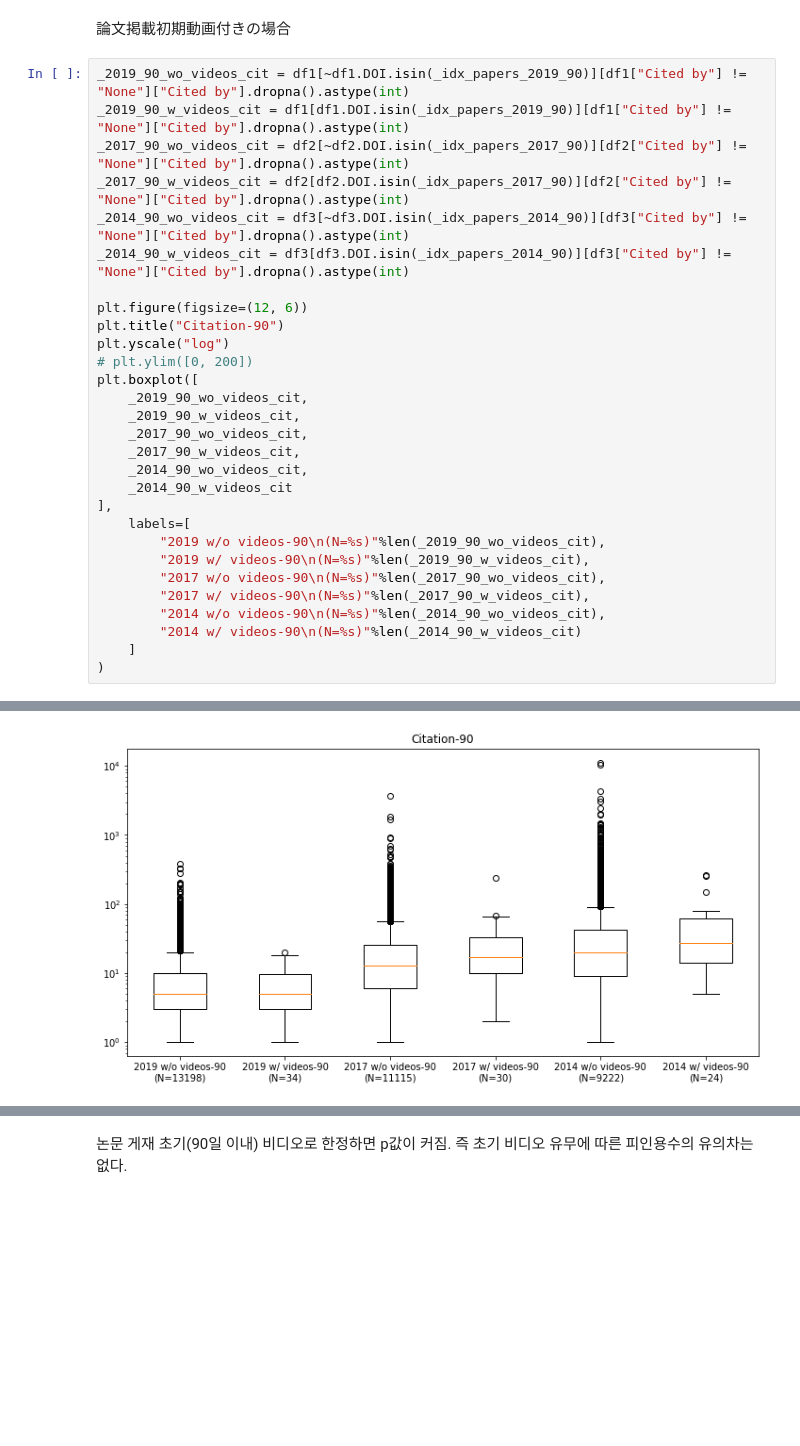
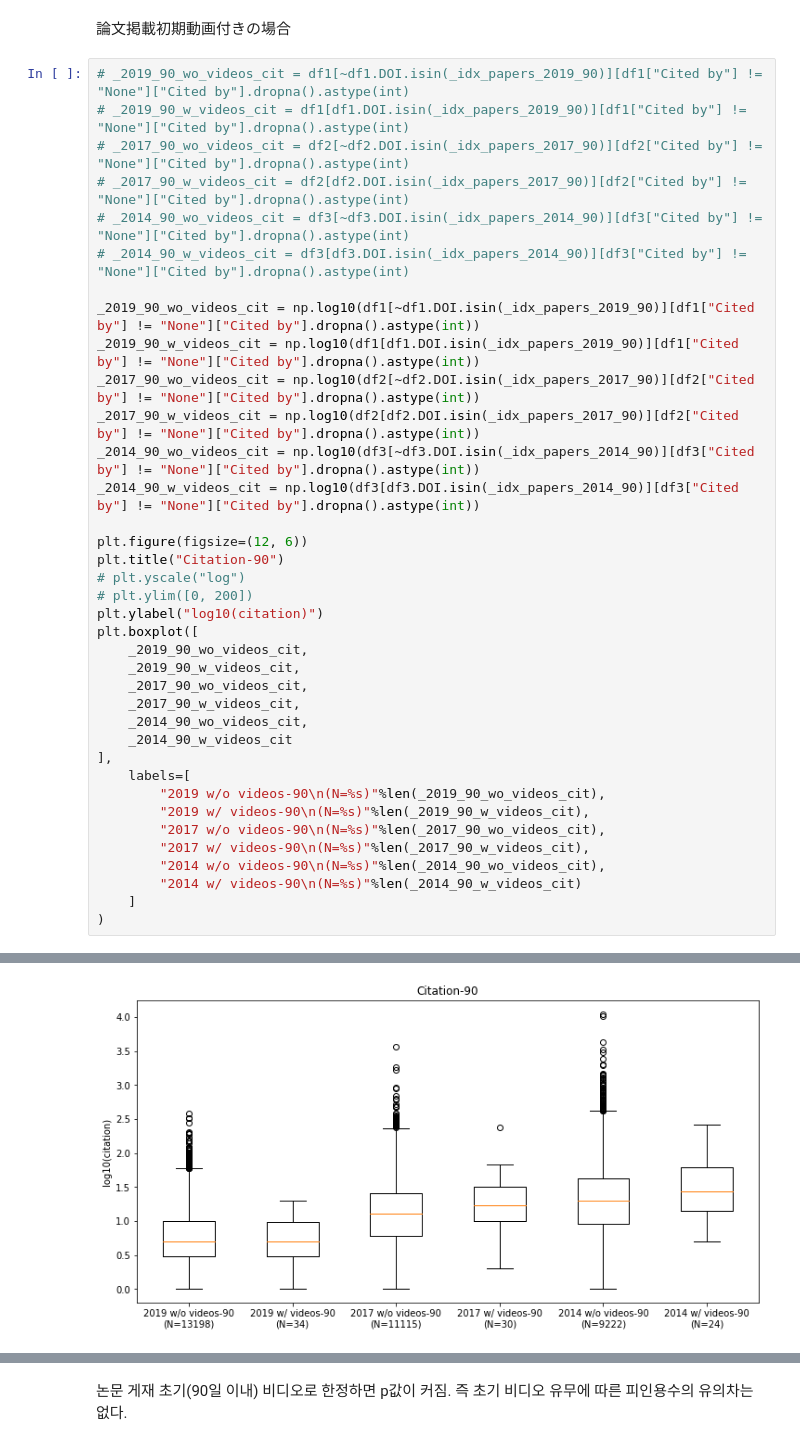
Before and after one commit to Hweemyoung/mastersdegree, a Jupyter notebook: ytcrawl/customs/200819.ipynb, the cells around one changed output, grey strips where cells are left out. Cells and saved outputs as stored; diff of their text form; blank space fills up the shorter version.

```diff
--- a/ytcrawl/customs/200819.ipynb
+++ b/ytcrawl/customs/200819.ipynb
@@ -292,17 +310,25 @@ print("2014\tS = %f\tp = %f"%(_s2014, _p2014))
 # %% [markdown]
 論文掲載初期動画付きの場合
 # %%
-_2019_90_wo_videos_cit = df1[~df1.DOI.isin(_idx_papers_2019_90)][df1["Cited by"] != "None"]["Cited by"].dropna().astype(int)
-_2019_90_w_videos_cit = df1[df1.DOI.isin(_idx_papers_2019_90)][df1["Cited by"] != "None"]["Cited by"].dropna().astype(int)
-_2017_90_wo_videos_cit = df2[~df2.DOI.isin(_idx_papers_2017_90)][df2["Cited by"] != "None"]["Cited by"].dropna().astype(int)
-_2017_90_w_videos_cit = df2[df2.DOI.isin(_idx_papers_2017_90)][df2["Cited by"] != "None"]["Cited by"].dropna().astype(int)
-_2014_90_wo_videos_cit = df3[~df3.DOI.isin(_idx_papers_2014_90)][df3["Cited by"] != "None"]["Cited by"].dropna().astype(int)
-_2014_90_w_videos_cit = df3[df3.DOI.isin(_idx_papers_2014_90)][df3["Cited by"] != "None"]["Cited by"].dropna().astype(int)
+# _2019_90_wo_videos_cit = df1[~df1.DOI.isin(_idx_papers_2019_90)][df1["Cited by"] != "None"]["Cited by"].dropna().astype(int)
+# _2019_90_w_videos_cit = df1[df1.DOI.isin(_idx_papers_2019_90)][df1["Cited by"] != "None"]["Cited by"].dropna().astype(int)
+# _2017_90_wo_videos_cit = df2[~df2.DOI.isin(_idx_papers_2017_90)][df2["Cited by"] != "None"]["Cited by"].dropna().astype(int)
+# _2017_90_w_videos_cit = df2[df2.DOI.isin(_idx_papers_2017_90)][df2["Cited by"] != "None"]["Cited by"].dropna().astype(int)
+# _2014_90_wo_videos_cit = df3[~df3.DOI.isin(_idx_papers_2014_90)][df3["Cited by"] != "None"]["Cited by"].dropna().astype(int)
+# _2014_90_w_videos_cit = df3[df3.DOI.isin(_idx_papers_2014_90)][df3["Cited by"] != "None"]["Cited by"].dropna().astype(int)
+
+_2019_90_wo_videos_cit = np.log10(df1[~df1.DOI.isin(_idx_papers_2019_90)][df1["Cited by"] != "None"]["Cited by"].dropna().astype(int))
+_2019_90_w_videos_cit = np.log10(df1[df1.DOI.isin(_idx_papers_2019_90)][df1["Cited by"] != "None"]["Cited by"].dropna().astype(int))
+_2017_90_wo_videos_cit = np.log10(df2[~df2.DOI.isin(_idx_papers_2017_90)][df2["Cited by"] != "None"]["Cited by"].dropna().astype(int))
+_2017_90_w_videos_cit = np.log10(df2[df2.DOI.isin(_idx_papers_2017_90)][df2["Cited by"] != "None"]["Cited by"].dropna().astype(int))
+_2014_90_wo_videos_cit = np.log10(df3[~df3.DOI.isin(_idx_papers_2014_90)][df3["Cited by"] != "None"]["Cited by"].dropna().astype(int))
+_2014_90_w_videos_cit = np.log10(df3[df3.DOI.isin(_idx_papers_2014_90)][df3["Cited by"] != "None"]["Cited by"].dropna().astype(int))
 
 plt.figure(figsize=(12, 6))
 plt.title("Citation-90")
-plt.yscale("log")
+# plt.yscale("log")
 # plt.ylim([0, 200])
+plt.ylabel("log10(citation)")
 plt.boxplot([
     _2019_90_wo_videos_cit,
     _2019_90_w_videos_cit,
@@ -311,34 +337,34 @@ plt.boxplot([
     _2014_90_wo_videos_cit,
     _2014_90_w_videos_cit
 ],
     labels=[
         "2019 w/o videos-90\n(N=%s)"%len(_2019_90_wo_videos_cit),
         "2019 w/ videos-90\n(N=%s)"%len(_2019_90_w_videos_cit),
         "2017 w/o videos-90\n(N=%s)"%len(_2017_90_wo_videos_cit),
         "2017 w/ videos-90\n(N=%s)"%len(_2017_90_w_videos_cit),
         "2014 w/o videos-90\n(N=%s)"%len(_2014_90_wo_videos_cit),
         "2014 w/ videos-90\n(N=%s)"%len(_2014_90_w_videos_cit)
     ]
 )
 # %% [output]
 {'boxes': [<matplotlib.lines.Line2D at 0x...>,
   <matplotlib.lines.Line2D at 0x...>,
   <matplotlib.lines.Line2D at 0x...>,
   <matplotlib.lines.Line2D at 0x...>,
   <matplotlib.lines.Line2D at 0x...>,
   <matplotlib.lines.Line2D at 0x...>],
  'caps': [<matplotlib.lines.Line2D at 0x...>,
   <matplotlib.lines.Line2D at 0x...>,
   <matplotlib.lines.Line2D at 0x...>,
   <matplotlib.lines.Line2D at 0x...>,
   <matplotlib.lines.Line2D at 0x...>,
   <matplotlib.lines.Line2D at 0x...>,
 ... (27 lines left out)
   <matplotlib.lines.Line2D at 0x...>,
   <matplotlib.lines.Line2D at 0x...>,
   <matplotlib.lines.Line2D at 0x...>,
   <matplotlib.lines.Line2D at 0x...>]}
-[figure, old version]
+[figure, new version]
 # %%
 _s2019, _p2019 = stats.ttest_ind(
     _2019_90_wo_videos_cit,
```
Also changed, not shown: parts of 12 cells of this notebook, 13 other files.
